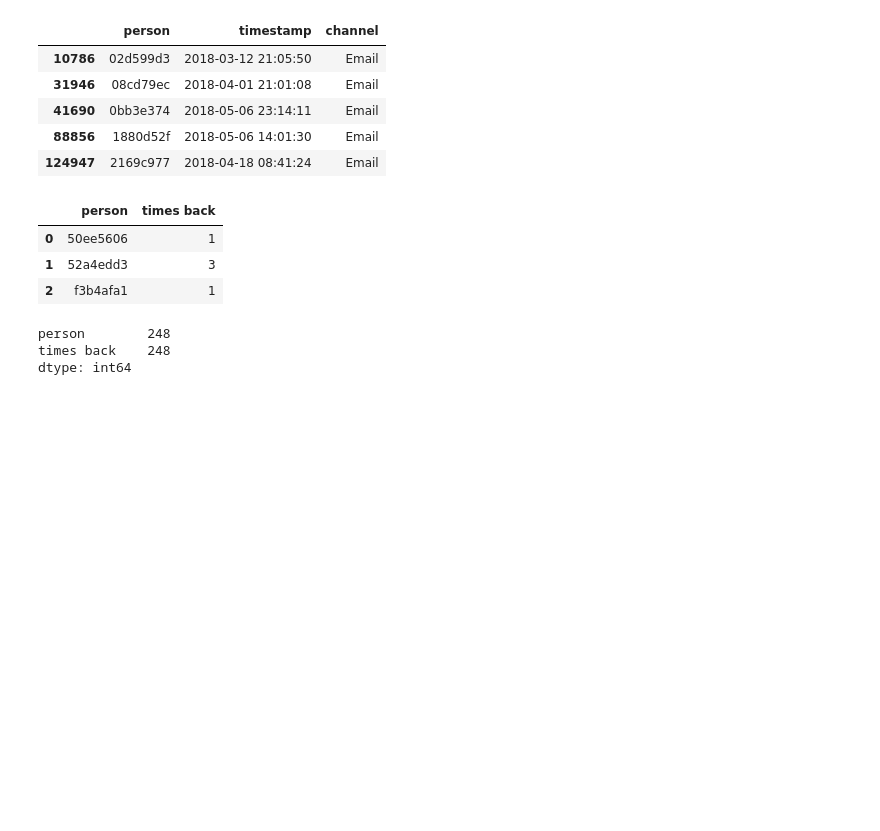
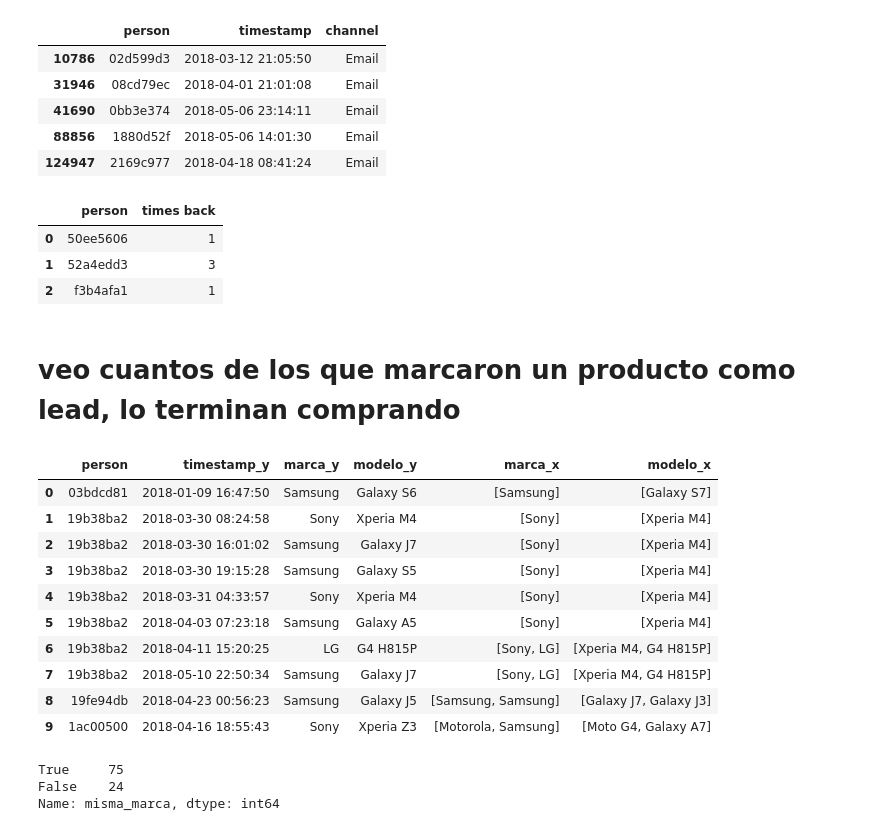
Before and after one commit to jowisaidman/tp1_analisis_exploratorio, a Jupyter notebook: Notebooks/Camila/Resumen/checkout_analisis.ipynb, the cells around one changed output. Saved outputs shown, nothing was run; the diff lists cells and outputs as text; code cells hidden in the pictures; blank space fills up the shorter version.

```diff
--- a/Notebooks/Camila/Resumen/checkout_analisis.ipynb
+++ b/Notebooks/Camila/Resumen/checkout_analisis.ipynb
@@ -399,14 +399,32 @@ a
 | 0 | 50ee5606 | 1 |
 | 1 | 52a4edd3 | 3 |
 | 2 | f3b4afa1 | 1 |
-# %%
-a = pd.merge(leaded_events[['person','timestamp']] , events[(events['new_vs_returning'] == 'Returning')][['person', 'timestamp']], on='person', how='left')
-a = a[(a['timestamp_y'] > a['timestamp_x'])] # fecha de retorno > fecha de lead
-a = a.groupby('person').agg({'timestamp_y': pd.Series.nunique})
-a.reset_index(inplace = True)
-a.columns = ['person', 'times back']
-leaded_personscount()
-# %% [output]
-person        248
-times back    248
-dtype: int64
+# %% [markdown]
+# veo cuantos de los que marcaron un producto como lead, lo terminan comprando
+# %%
+leaded_models = leaded_events[['person','timestamp', 'marca', 'modelo']]
+converted_models = conversion_events[['timestamp', 'person', 'marca', 'modelo']]
+merged = pd.merge(leaded_models, converted_models, on='person', how='left')
+merged = merged[merged['timestamp_x'] < merged['timestamp_y']]
+merged = merged.groupby(['person', 'timestamp_y', 'marca_y', 'modelo_y'], as_index=False)[['marca_x', 'modelo_x']].aggregate(lambda x: list(x))
+merged.head(10)
+# %% [output]
+|  | person | timestamp_y | marca_y | modelo_y | marca_x | modelo_x |
+| 0 | 03bdcd81 | 2018-01-09 16:47:50 | Samsung | Galaxy S6 | [Samsung] | [Galaxy S7] |
+| 1 | 19b38ba2 | 2018-03-30 08:24:58 | Sony | Xperia M4 | [Sony] | [Xperia M4] |
+| 2 | 19b38ba2 | 2018-03-30 16:01:02 | Samsung | Galaxy J7 | [Sony] | [Xperia M4] |
+| 3 | 19b38ba2 | 2018-03-30 19:15:28 | Samsung | Galaxy S5 | [Sony] | [Xperia M4] |
+| 4 | 19b38ba2 | 2018-03-31 04:33:57 | Sony | Xperia M4 | [Sony] | [Xperia M4] |
+| 5 | 19b38ba2 | 2018-04-03 07:23:18 | Samsung | Galaxy A5 | [Sony] | [Xperia M4] |
+| 6 | 19b38ba2 | 2018-04-11 15:20:25 | LG | G4 H815P | [Sony, LG] | [Xperia M4, G4 H815P] |
+| 7 | 19b38ba2 | 2018-05-10 22:50:34 | Samsung | Galaxy J7 | [Sony, LG] | [Xperia M4, G4 H815P] |
+| 8 | 19fe94db | 2018-04-23 00:56:23 | Samsung | Galaxy J5 | [Samsung, Samsung] | [Galaxy J7, Galaxy J3] |
+| 9 | 1ac00500 | 2018-04-16 18:55:43 | Sony | Xperia Z3 | [Motorola, Samsung] | [Moto G4, Galaxy A7] |
+# %%
+# veo quienes compraron la misma marca
+merged['misma_marca'] = merged.apply(lambda x: x.marca_y in x.marca_x, axis=1)
+merged['misma_marca'].value_counts()
+# %% [output]
+True     75
+False    24
+Name: misma_marca, dtype: int64
```
Also changed, not shown: parts of 5 cells of this notebook.
